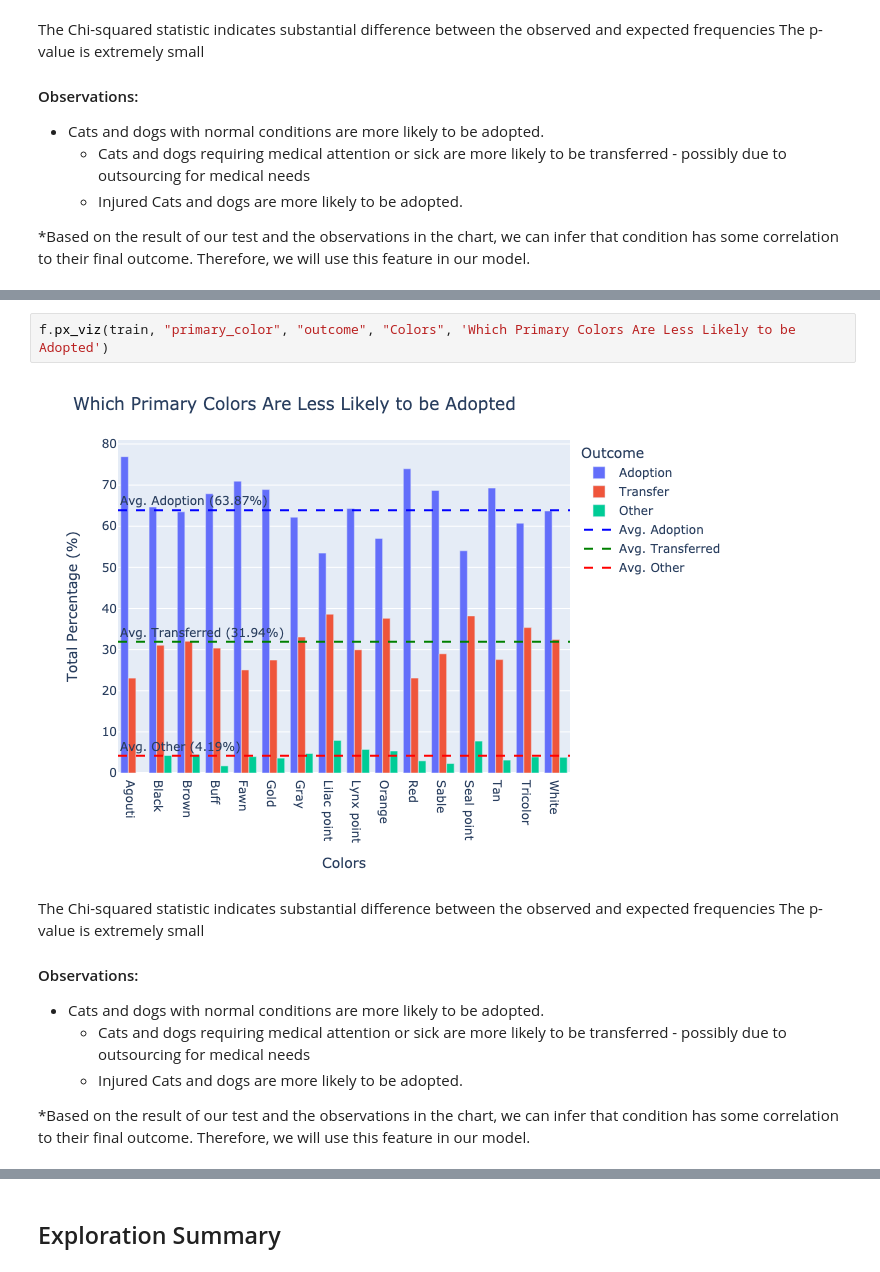
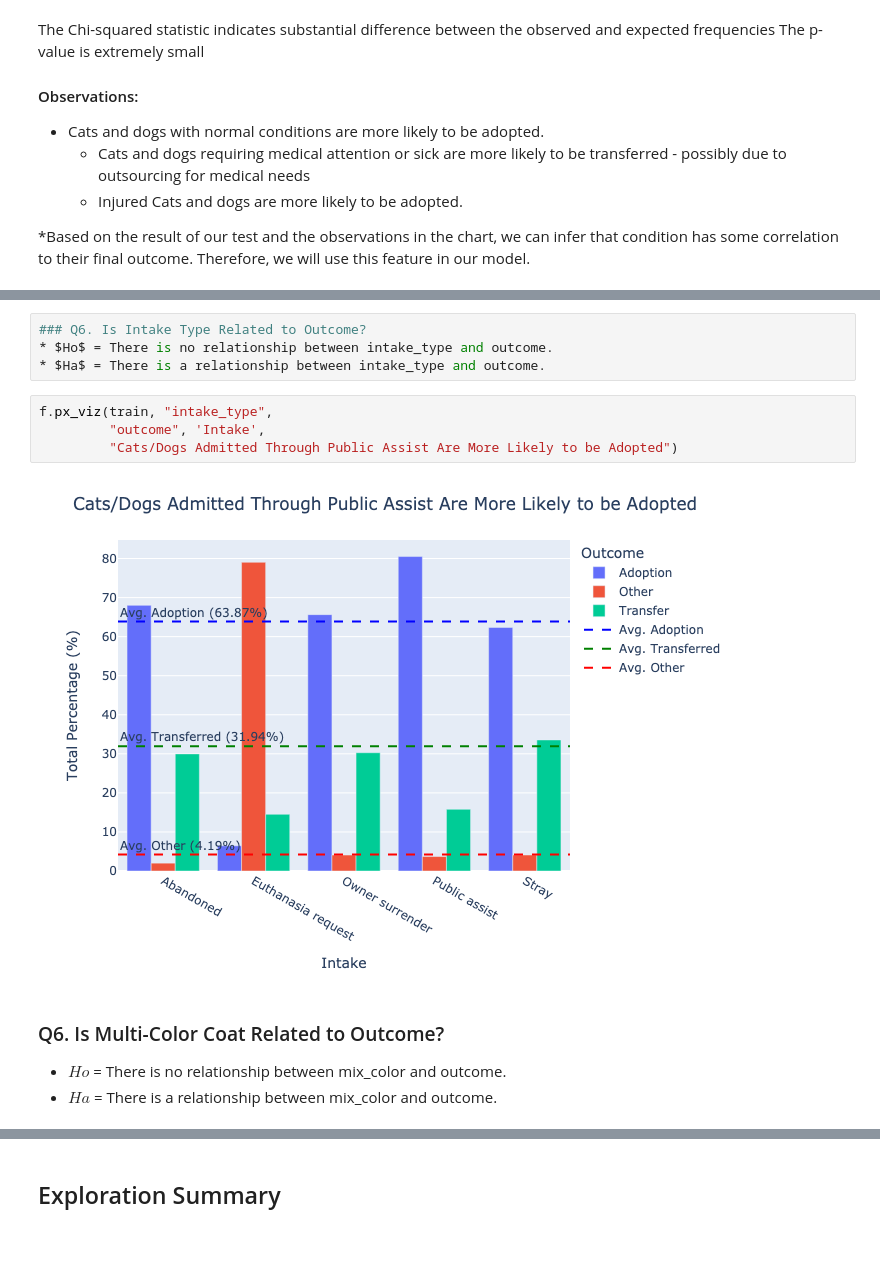
Before and after one commit to pound-puppies/animal-advocacy, a Jupyter notebook: final_report.ipynb, the cells around one changed output, grey strips where cells are left out. Cells and saved outputs as stored; diff of their text form; blank space fills up the shorter version.

Commit message:
add intake type viz

```diff
--- a/final_report.ipynb
+++ b/final_report.ipynb
@@ -289,14 +233,15 @@ The p-value is extremely small
-# %%
-f.px_viz(train, "primary_color", "outcome", "Colors", 'Which Primary Colors Are Less Likely to be Adopted')
-# %% [output]
-[figure, removed]
-# %% [markdown]
-The Chi-squared statistic indicates substantial difference between the observed and expected frequencies
-The p-value is extremely small
-
-####  Observations:
-* Cats and dogs with normal conditions are more likely to be adopted.
-    * Cats and dogs requiring medical attention or sick are more likely to be transferred - possibly due to outsourcing for medical needs
-    * Injured Cats and dogs are more likely to be adopted.
-
-*Based on the result of our test and the observations in the chart, we can infer that condition has some correlation to their final outcome. Therefore, we will use this feature in our model.
+# %%
+### Q6. Is Intake Type Related to Outcome?
+* $Ho$ = There is no relationship between intake_type and outcome.
+* $Ha$ = There is a relationship between intake_type and outcome.
+# %%
+f.px_viz(train, "intake_type",
+         "outcome", 'Intake',
+         "Cats/Dogs Admitted Through Public Assist Are More Likely to be Adopted")
+# %% [output]
+[figure, added]
+# %% [markdown]
+### Q6.  Is Multi-Color Coat Related to Outcome?
+
+* $Ho$ = There is no relationship between mix_color and outcome.
+* $Ha$ = There is a relationship between mix_color and outcome.
```
Also changed, not shown: parts of 29 cells of this notebook.
